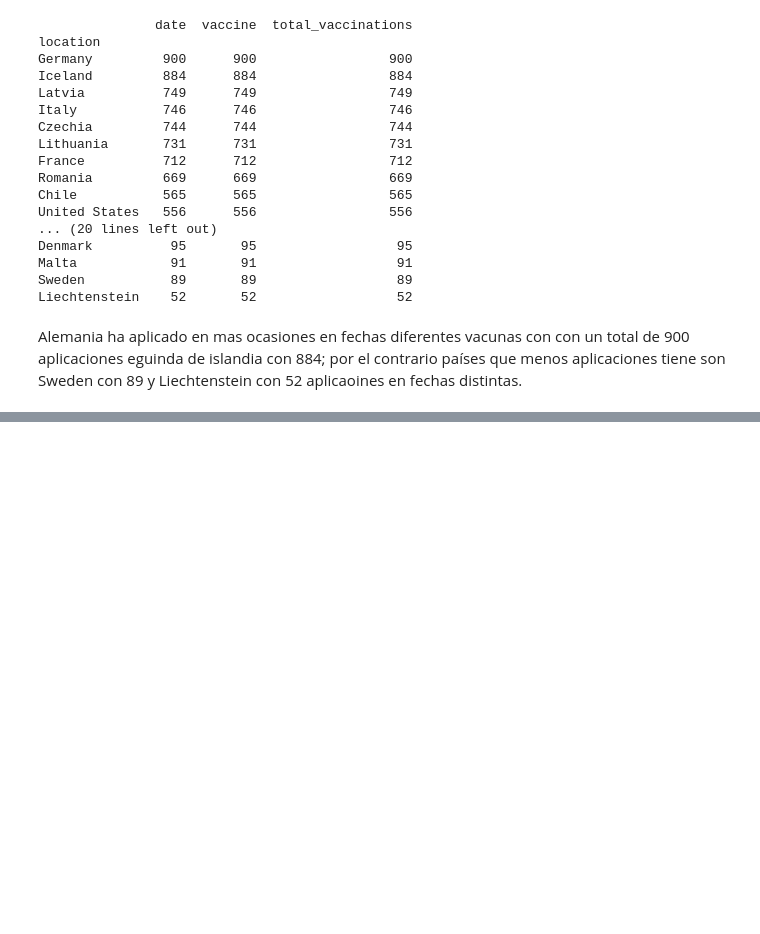
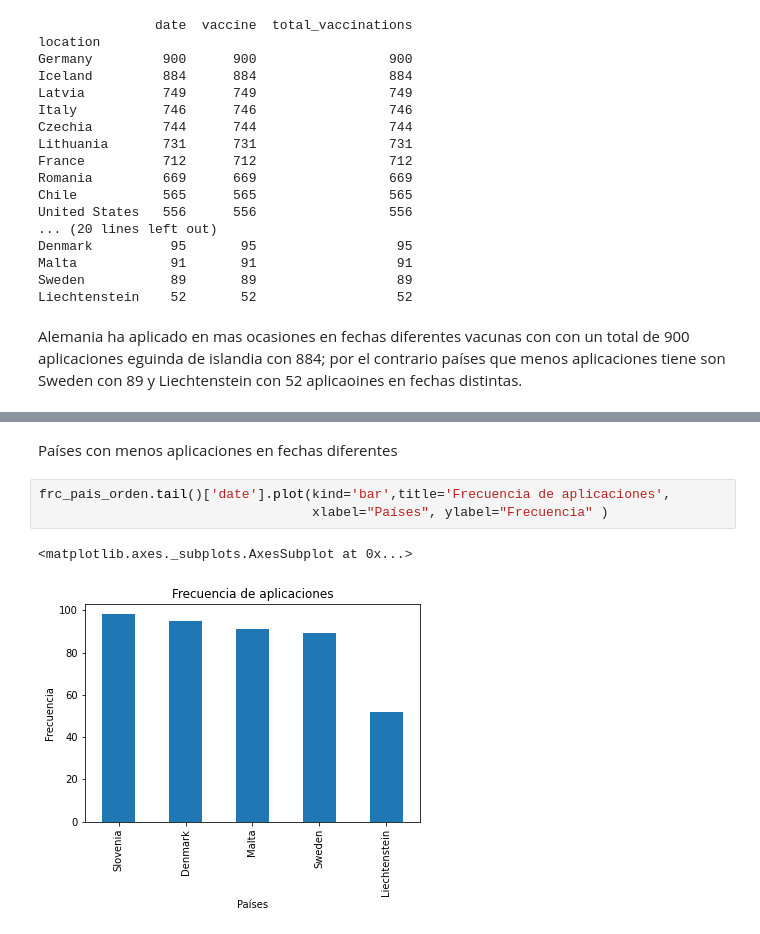
Before and after one commit to rpizarrog/Analisis-Inteligente-de-datos, a Jupyter notebook: bloc de notas/Caso_3_Frecuencias_datos_COVID.ipynb, the cells around one changed output, grey strips where cells are left out. Drawn from its saved outputs; the diff is of its cells as text; blank space fills up the shorter version.

```diff
--- a/bloc de notas/Caso_3_Frecuencias_datos_COVID.ipynb
+++ b/bloc de notas/Caso_3_Frecuencias_datos_COVID.ipynb
@@ -107,0 +123,8 @@ frc_pais_orden['date'].plot(kind='bar',title='Frecuencia de aplicaciones')
+# %% [markdown]
+Países con menos aplicaciones en fechas diferentes
+# %%
+frc_pais_orden.tail()['date'].plot(kind='bar',title='Frecuencia de aplicaciones',
+                                   xlabel="Países", ylabel="Frecuencia" )
+# %% [output]
+<matplotlib.axes._subplots.AxesSubplot at 0x...>
+[figure, added]
```
Also changed, not shown: parts of 5 cells of this notebook.
